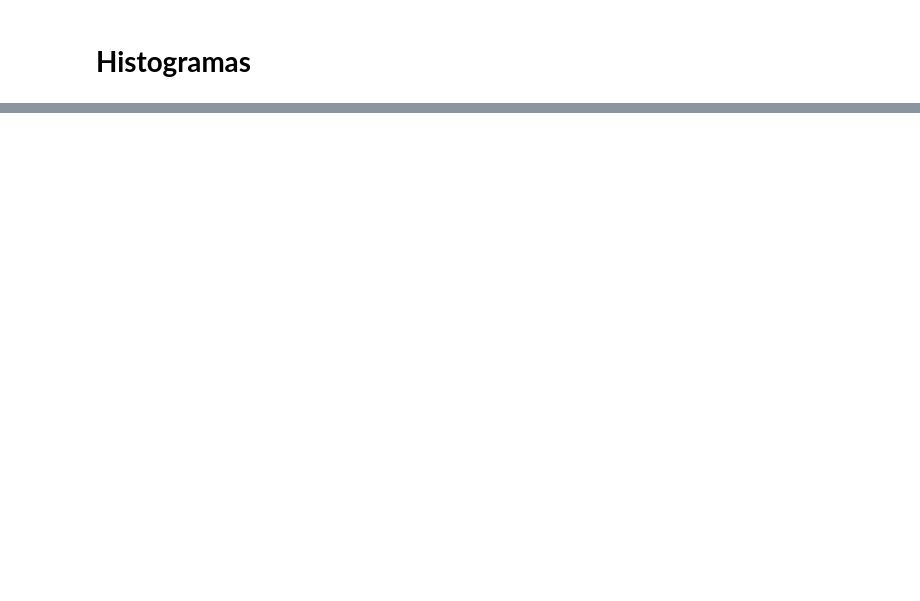
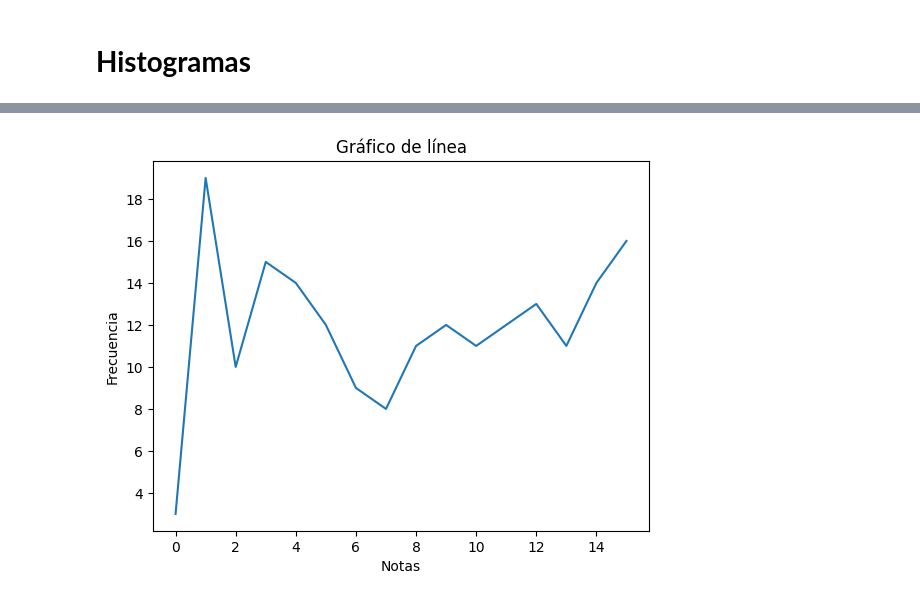
Before and after one commit to clauloro/Una_serie_de_notas_Grupal, a Jupyter notebook: notas.ipynb, the cells around one changed output, grey strips where cells are left out. Cells and saved outputs as stored; diff of their text form; code cells hidden in the pictures; blank space fills up the shorter version.

```diff
--- a/notas.ipynb
+++ b/notas.ipynb
@@ -154,0 +186,12 @@ El dato máx
+# %%
+# Hacemos un grafido de linea de las notas
+fig, ax = plt.subplots()
+
+ax.plot(df_notas2['NOTAS'])
+
+ax.set_title('Gráfico de línea')
+ax.set_xlabel('Notas')
+ax.set_ylabel('Frecuencia')
+plt.show()
+# %% [output]
+[figure, added]
```
Also changed, not shown: parts of 11 cells of this notebook, 2 other files.
